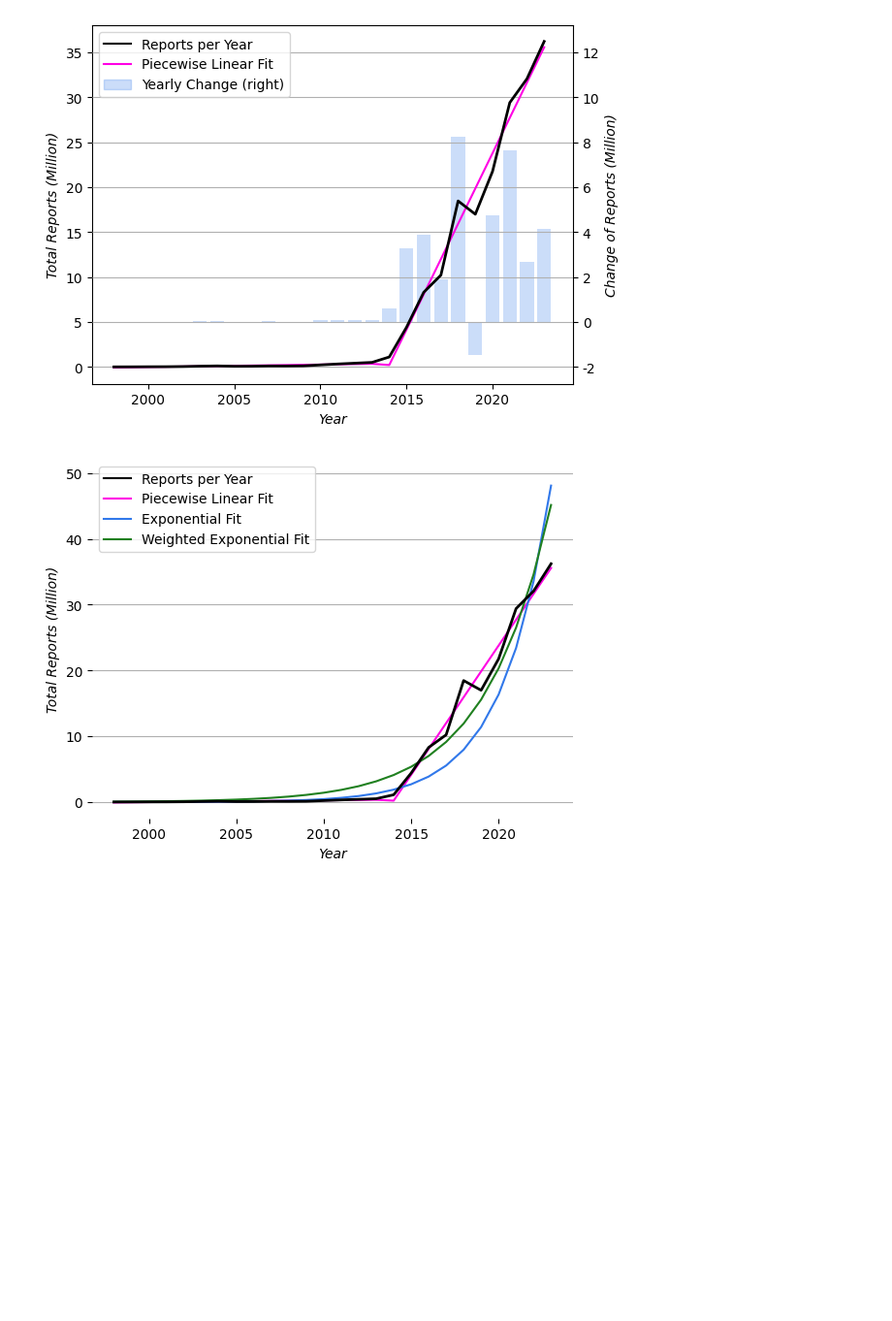
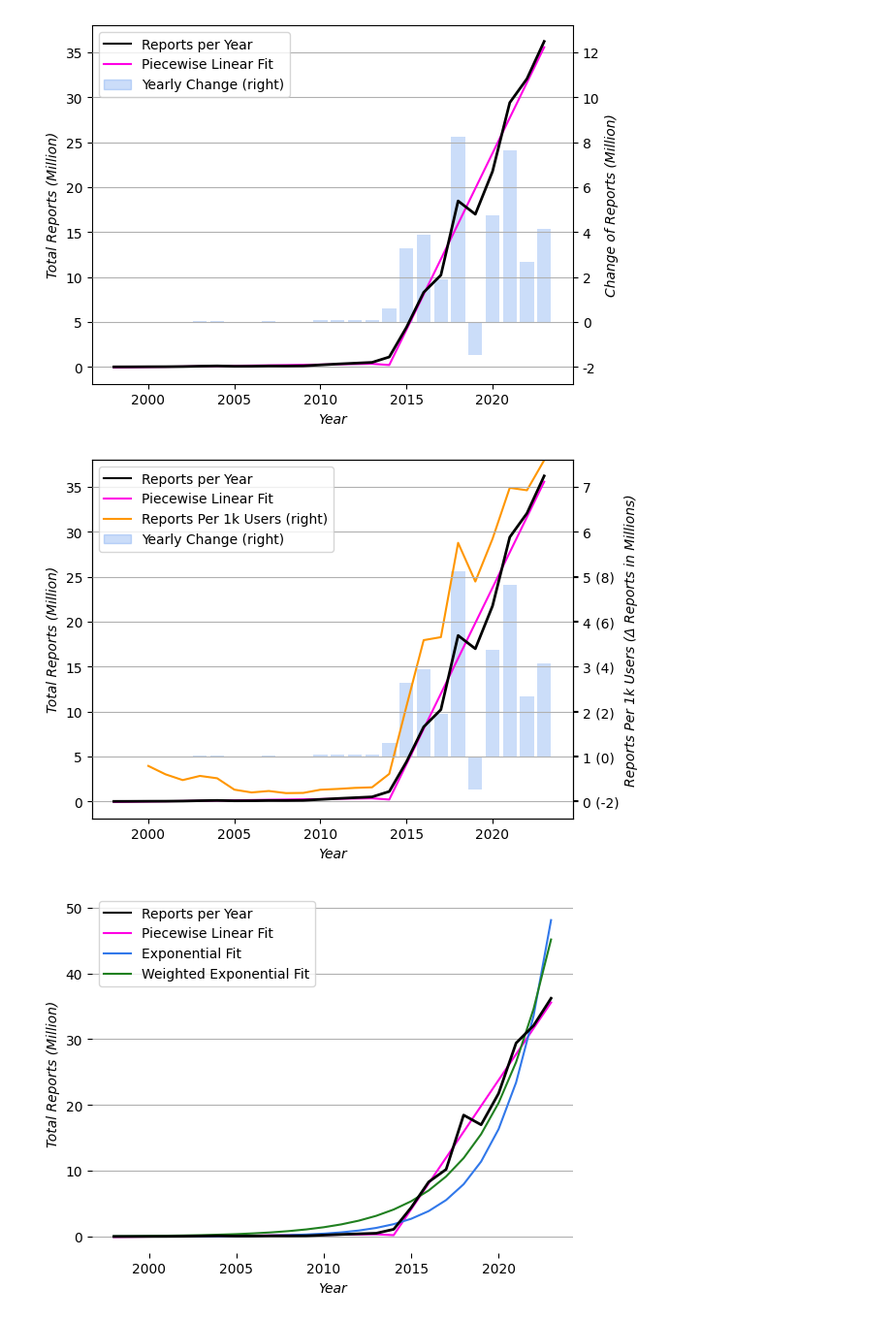
Before and after one commit to apparebit/diaphanous, a Jupyter notebook: analysis/reports.ipynb, the cells around one changed output. Shown at 97% size. Drawn from its saved outputs; the diff is of its cells as text; code cells hidden in the pictures; blank space fills up the shorter version.

```diff
--- a/analysis/reports.ipynb
+++ b/analysis/reports.ipynb
@@ -184,14 +243,38 @@ def plot(ax, reports, scale = 'linear'):
         ax.plot('year', column, color=color, data=reports)
 
     has_change = 'Yearly Change' in reports.columns
+    has_users = 'Reports Per 1k Users' in reports.columns
+
     if has_change:
         ax2 = ax.twinx()
         ax2.bar('year', 'Yearly Change', color='#3178ea40', data=reports)
         ax2.set_ylim(-2_750_000, 13_200_000)
         #ax2.set_ylim(-1_675_000, 8_500_000)
+
+    if has_change and not has_users:
         ax2.set_ylabel('Change of Reports (Million)', fontstyle="italic")
         ax2.get_yaxis().set_major_formatter(
             matplotlib.ticker.FuncFormatter(lambda x, p: format(int(x/1_000_000), ',')))
+
+    if has_change and has_users:
+        ax2.set_ylabel('Reports Per 1k Users (Δ Reports in Millions)', fontstyle="italic")
+        ax2.set_yticklabels([
+            '',
+            '0 (-2)',
+            '1 (0)',
+            '2 (2)',
+            '3 (4)',
+            '4 (6)',
+            '5 (8)',
+            '6',
+            '7',
+        ])
+
+    if has_users:
+        ax3 = ax.twinx()
+        ax3.plot('year', 'Reports Per 1k Users', color='#ff9600', data=reports)
+        ax3.set_ylim(-0.4, 7.6)
+        ax3.set_yticklabels([])
 
     ax.set_xlabel('Year', fontstyle='italic')
     if scale == 'linear':
@@ -210,9 +293,11 @@ def plot(ax, reports, scale = 'linear'):
         ax.set_yscale('log')
 
     handles, labels = ax.get_legend_handles_labels()
+    if has_users:
+        handles = handles + [mlines.Line2D([], [], color='#ff9600')]
+        labels = labels + ['Reports Per 1k Users (right)']
     if has_change:
-        patch = mpatches.Patch(color='#3178ea40')
-        handles = handles + [patch]
+        handles = handles + [mpatches.Patch(color='#3178ea40')]
         labels = labels + ['Yearly Change (right)']
     ax.legend(handles, labels)
 
@@ -220,7 +305,7 @@ def plot(ax, reports, scale = 'linear'):
     line.set_linewidth(2)
     line.set_zorder(3)
 
-    ax.set_zorder((ax2.get_zorder() if has_change else 0) + 1)
+    ax.set_zorder((ax2.get_zorder() if has_change or has_users else 0) + 1)
     ax.set_frame_on(False)
 
 fig, ax = plt.subplots()
@@ -228,6 +313,17 @@ plot(ax, reports_and_best_fit)
 fig.savefig('../figure/reports.svg', format='svg')
 # %% [output]
 [figure]
+# %%
+fig, ax = plt.subplots()
+plot(ax, reports_per_year[['reports', 'fit', 'Δ', 'reports_per_1k_users']].rename(columns={
+    'reports': 'Reports per Year',
+    'fit': 'Piecewise Linear Fit',
+    'Δ': 'Yearly Change',
+    'reports_per_1k_users': 'Reports Per 1k Users',
+}))
+fig.savefig('../figure/reports-plus.svg', format='svg', bbox_inches='tight')
+# %% [output]
+[figure, added]
 # %%
 fig, ax = plt.subplots()
 plot(ax, reports_and_all_fits)
```
Also changed, not shown: parts of 3 cells of this notebook, 3 other files.
